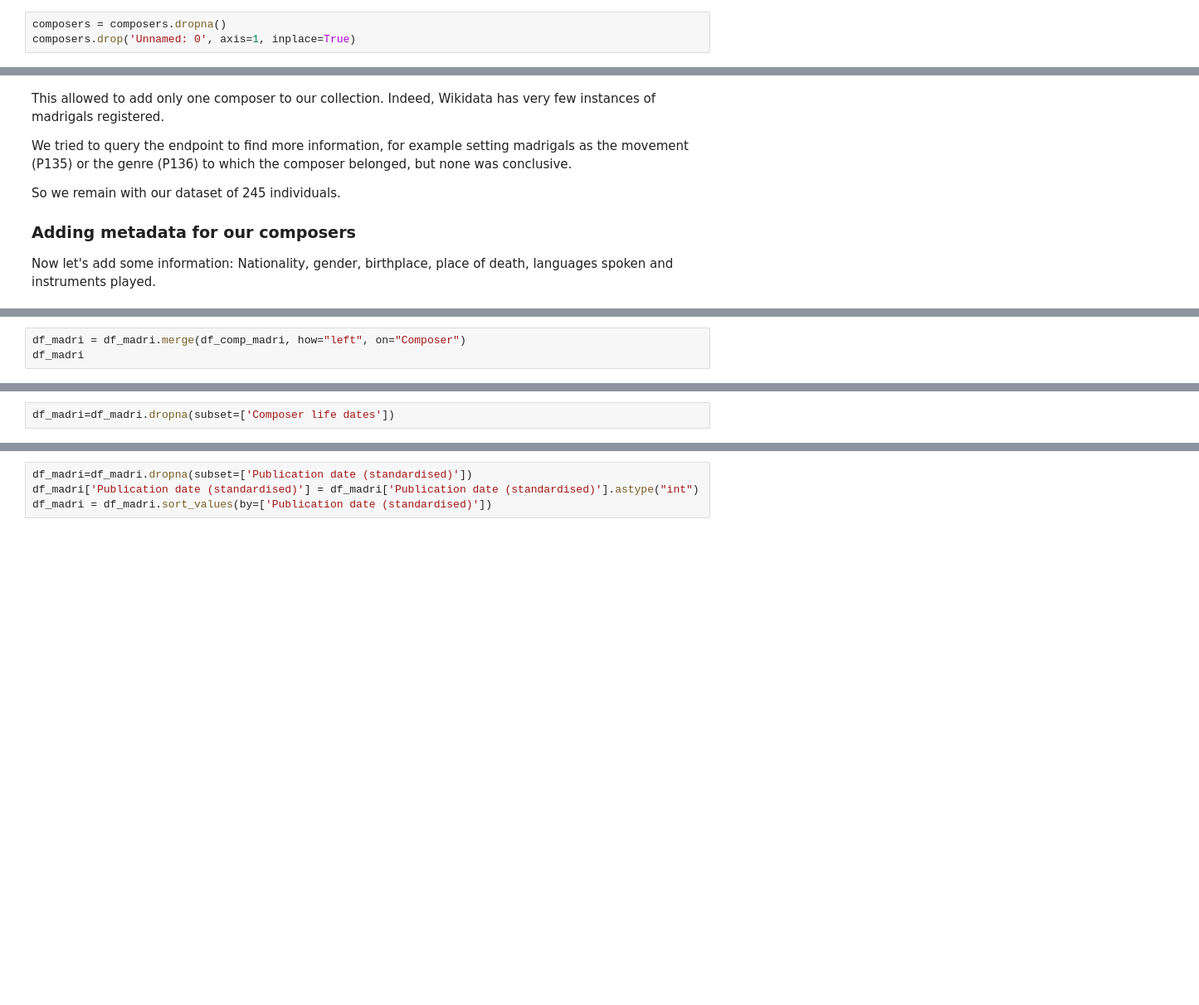
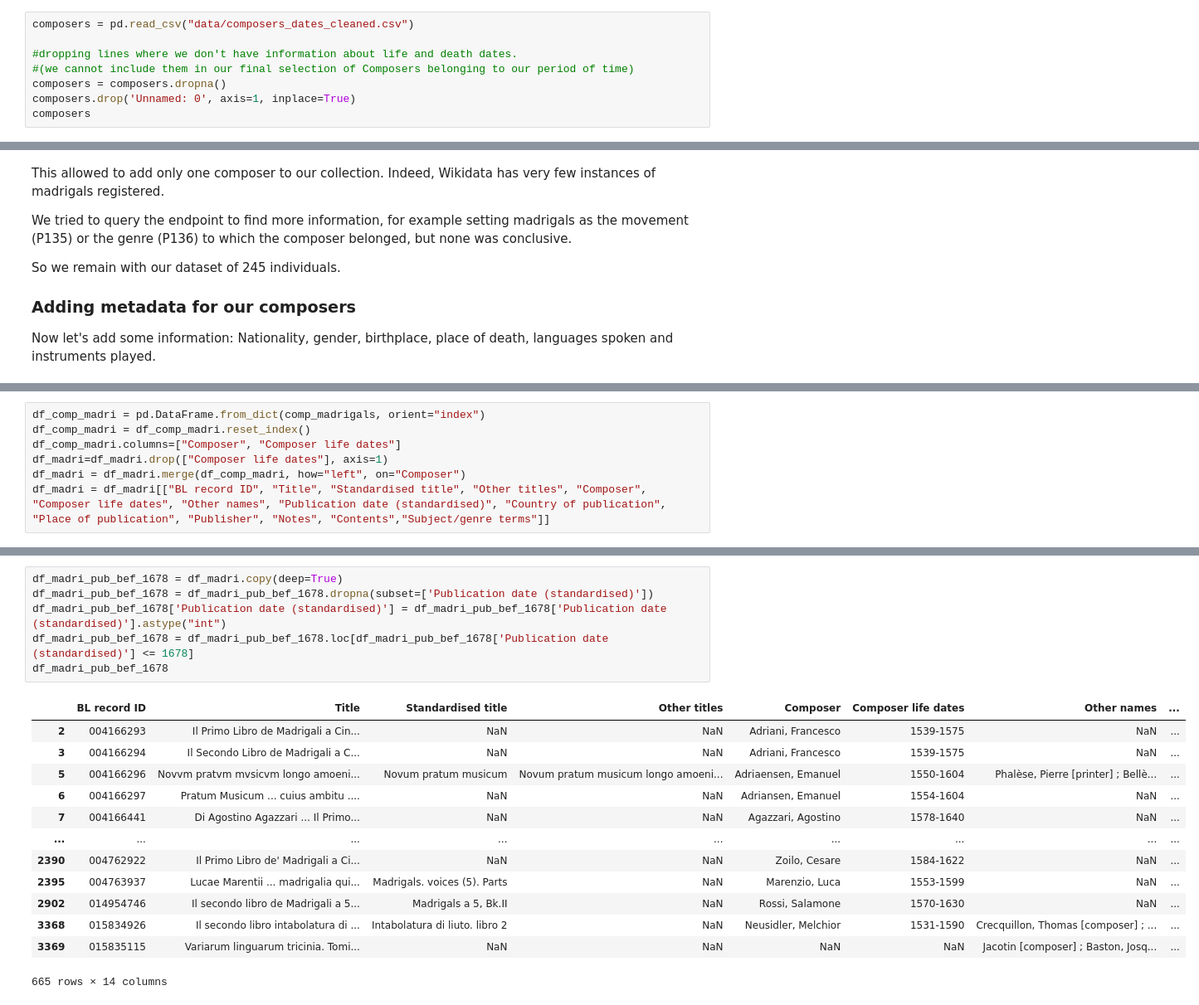
Before and after one commit to Madrigalis/Madrigalis.github.io, a Jupyter notebook: Madrigals.ipynb, the cells around one changed output, grey strips where cells are left out. Shown at 83% size. Saved outputs shown, nothing was run; the diff lists cells and outputs as text; blank space fills up the shorter version.

```diff
--- a/Madrigals.ipynb
+++ b/Madrigals.ipynb
@@ -75,3 +59,8 @@ composers = pd.read_csv("composers_dates_cleaned.csv")
 # %%
+composers = pd.read_csv("data/composers_dates_cleaned.csv")
+
+#dropping lines where we don't have information about life and death dates.
+#(we cannot include them in our final selection of Composers belonging to our period of time)
 composers = composers.dropna()
 composers.drop('Unnamed: 0', axis=1, inplace=True)
+composers
@@ -342,3 +316,7 @@ df_comp_madri.columns=["Composer", "Composer life dates"]
 # %%
+df_comp_madri = pd.DataFrame.from_dict(comp_madrigals, orient="index")
+df_comp_madri = df_comp_madri.reset_index()
+df_comp_madri.columns=["Composer", "Composer life dates"]
+df_madri=df_madri.drop(["Composer life dates"], axis=1)
 df_madri = df_madri.merge(df_comp_madri, how="left", on="Composer")
-df_madri
+df_madri = df_madri[["BL record ID", "Title", "Standardised title", "Other titles", "Composer", "Composer life dates", "Other names", "Publication date (standardised)", "Country of publication", "Place of publication", "Publisher", "Notes", "Contents","Subject/genre terms"]]
@@ -359,2 +322,0 @@ df_madri
-# %%
-df_madri=df_madri.dropna(subset=['Composer life dates'])
@@ -367,4 +328,20 @@ Filtering on publication date to try to clean data and extract only relevant mad
 # %%
-df_madri=df_madri.dropna(subset=['Publication date (standardised)'])
-df_madri['Publication date (standardised)'] = df_madri['Publication date (standardised)'].astype("int")
-df_madri = df_madri.sort_values(by=['Publication date (standardised)'])
+df_madri_pub_bef_1678 = df_madri.copy(deep=True)
+df_madri_pub_bef_1678 = df_madri_pub_bef_1678.dropna(subset=['Publication date (standardised)'])
+df_madri_pub_bef_1678['Publication date (standardised)'] = df_madri_pub_bef_1678['Publication date (standardised)'].astype("int")
+df_madri_pub_bef_1678 = df_madri_pub_bef_1678.loc[df_madri_pub_bef_1678['Publication date (standardised)'] <= 1678]
+df_madri_pub_bef_1678
+# %% [output]
+|  | BL record ID | Title | Standardised title | Other titles | Composer | Composer life dates | Other names | ... |
+| 2 | 004166293 | Il Primo Libro de Madrigali a Cin... | NaN | NaN | Adriani, Francesco | 1539-1575 | NaN | ... |
+| 3 | 004166294 | Il Secondo Libro de Madrigali a C... | NaN | NaN | Adriani, Francesco | 1539-1575 | NaN | ... |
+| 5 | 004166296 | Novvm pratvm mvsicvm longo amoeni... | Novum pratum musicum | Novum pratum musicum longo amoeni... | Adriaensen, Emanuel | 1550-1604 | Phalèse, Pierre [printer] ; Bellè... | ... |
+| 6 | 004166297 | Pratum Musicum ... cuius ambitu .... | NaN | NaN | Adriansen, Emanuel | 1554-1604 | NaN | ... |
+| 7 | 004166441 | Di Agostino Agazzari ... Il Primo... | NaN | NaN | Agazzari, Agostino | 1578-1640 | NaN | ... |
+| ... | ... | ... | ... | ... | ... | ... | ... | ... |
+| 2390 | 004762922 | Il Primo Libro de' Madrigali a Ci... | NaN | NaN | Zoilo, Cesare | 1584-1622 | NaN | ... |
+| 2395 | 004763937 | Lucae Marentii ... madrigalia qui... | Madrigals. voices (5). Parts | NaN | Marenzio, Luca | 1553-1599 | NaN | ... |
+| 2902 | 014954746 | Il secondo libro de Madrigali a 5... | Madrigals a 5, Bk.II | NaN | Rossi, Salamone | 1570-1630 | NaN | ... |
+| 3368 | 015834926 | Il secondo libro intabolatura di ... | Intabolatura di liuto. libro 2 | NaN | Neusidler, Melchior | 1531-1590 | Crecquillon, Thomas [composer] ; ... | ... |
+| 3369 | 015835115 | Variarum linguarum tricinia. Tomi... | NaN | NaN | NaN | NaN | Jacotin [composer] ; Baston, Josq... | ... |
+665 rows × 14 columns
```
Also changed, not shown: parts of 77 cells of this notebook, 9 other files.
